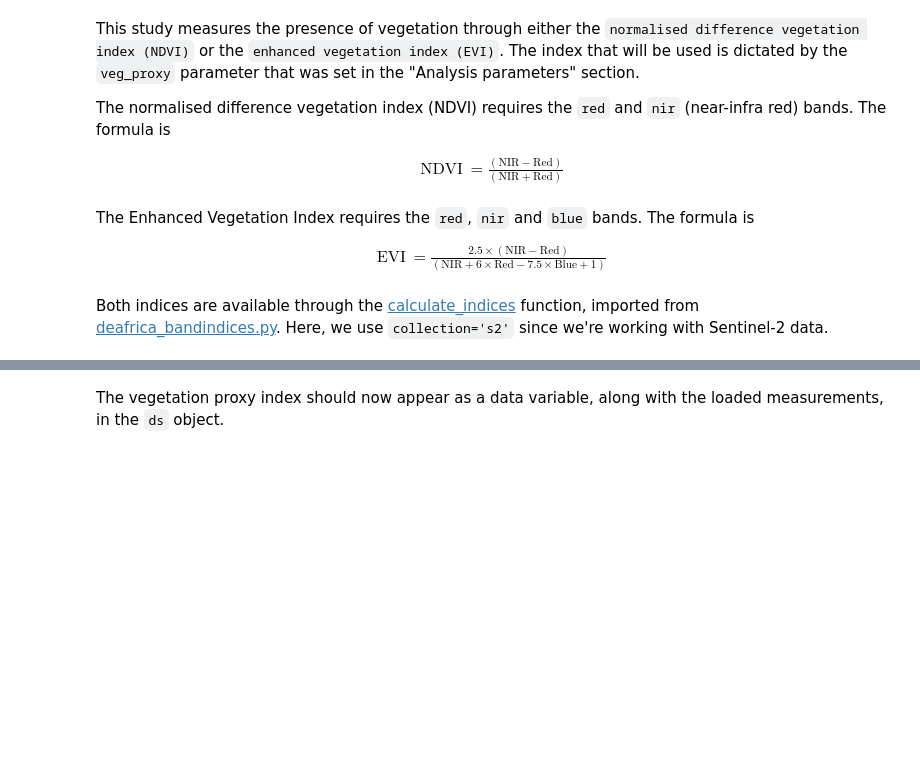
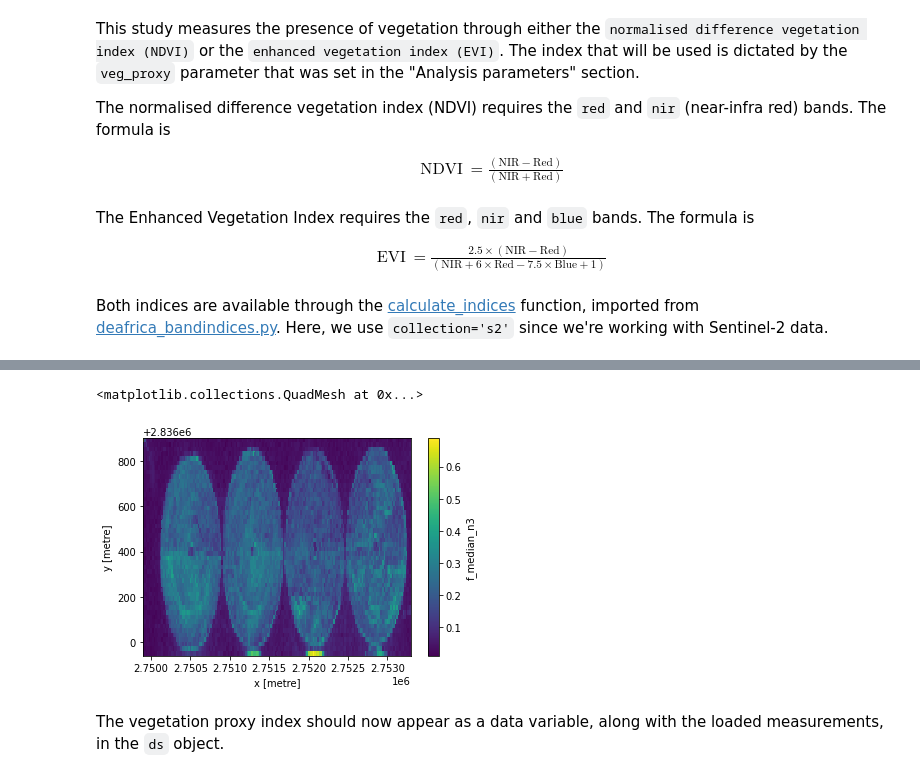
Before and after one commit to fivejjs/deafrica-sandbox-notebooks, a Jupyter notebook: crop_mask/phenology.ipynb, the cells around one changed output, grey strips where cells are left out. Saved outputs shown, nothing was run; the diff lists cells and outputs as text; code cells hidden in the pictures; blank space fills up the shorter version.

Commit message:
update fourier stats

```diff
--- a/crop_mask/phenology.ipynb
+++ b/crop_mask/phenology.ipynb
@@ -178,6 +197,7 @@ ds = (ds.nir - ds.red)/(ds.nir + ds.red)
 # ds = calculate_indices(ds, index=veg_proxy, collection='s2')
 # ds
 # %%
-phen = temporal_statistics(ds, stats=['discordance','f_std_n1', 'f_std_n2', 'f_mean_n1', 'f_median_n1',
+%%time
+phen = temporal_statistics(ds, stats=['discordance','f_std','f_mean', 'f_median',
                                 'mean_change','median_change', 'abs_change',
-                                'complexity','central_diff', 'num_peaks'])
+                                'complexity','central_diff'])
@@ -184,5 +238,8 @@ phen = temporal_statistics(ds, stats=['discordance','f_std_n1', 'f_std_n2', 'f_m
 # %%
-phen.f_std_n2.plot()
+phen.f_median_n3.plot()
+# %% [output]
+<matplotlib.collections.QuadMesh at 0x...>
+[figure, added]
 # %%
 phen.f_std_n1.plot()
 # %%
```
Also changed, not shown: parts of 3 cells of this notebook, 1 other file.
